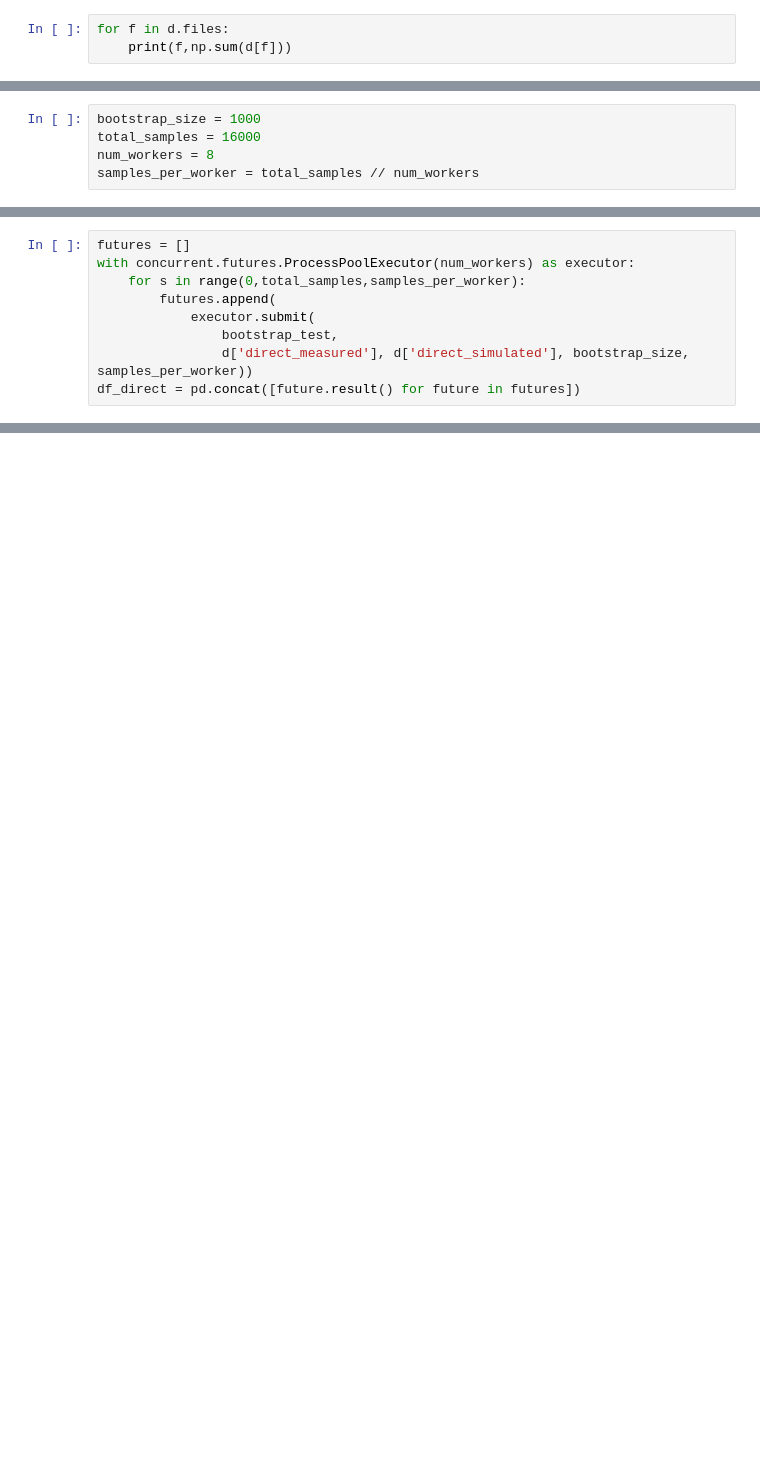
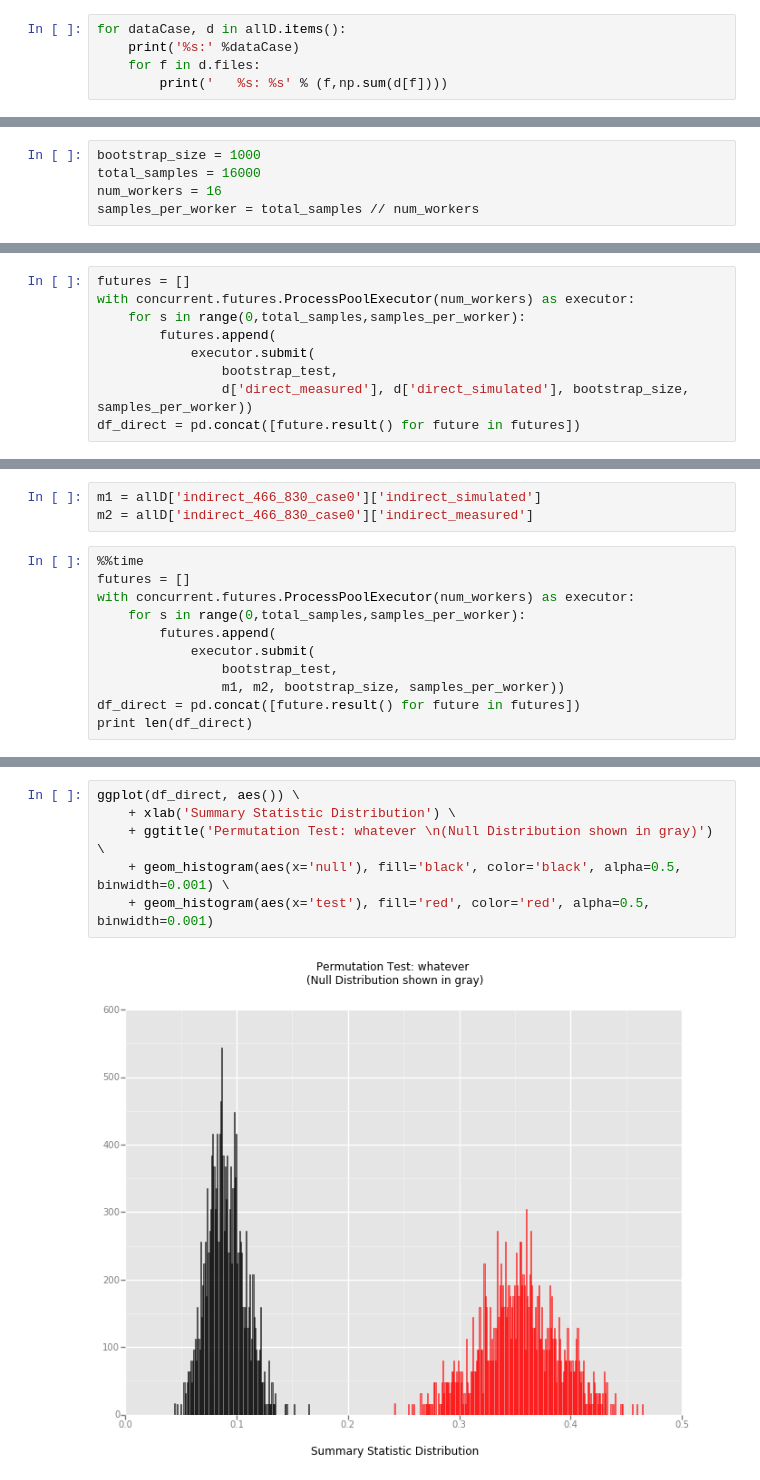
Before and after one commit to PSC-PublicHealth/pyrhea, a Jupyter notebook: src/tools/arrival_time/ArrivalTimeTests3.ipynb, the cells around one changed output, grey strips where cells are left out. Cells and saved outputs as stored; diff of their text form; blank space fills up the shorter version.

Commit message:
Bugfix and other updates to ArrivalTimeTests3.

```diff
--- a/src/tools/arrival_time/ArrivalTimeTests3.ipynb
+++ b/src/tools/arrival_time/ArrivalTimeTests3.ipynb
@@ -15,3 +21,5 @@ d.files
 # %%
-for f in d.files:
-    print(f,np.sum(d[f]))
+for dataCase, d in allD.items():
+    print('%s:' %dataCase)
+    for f in d.files:
+        print('   %s: %s' % (f,np.sum(d[f])))
@@ -107,7 +203,7 @@ def bootstrap_test(ma, mb, bootstrap_size=10000, num_samples=1000):
 # %%
 bootstrap_size = 1000
 total_samples = 16000
-num_workers = 8
+num_workers = 16
 samples_per_worker = total_samples // num_workers
 # %%
 futures = []
@@ -141,0 +244,14 @@ ggplot(df_direct, aes()) \
+# %%
+m1 = allD['indirect_466_830_case0']['indirect_simulated']
+m2 = allD['indirect_466_830_case0']['indirect_measured']
+# %%
+%%time
+futures = []
+with concurrent.futures.ProcessPoolExecutor(num_workers) as executor:
+    for s in range(0,total_samples,samples_per_worker):
+        futures.append(
+            executor.submit(
+                bootstrap_test,
+                m1, m2, bootstrap_size, samples_per_worker))
+df_direct = pd.concat([future.result() for future in futures])
+print len(df_direct)
@@ -141,0 +262,8 @@ ggplot(df_direct, aes()) \
+# %%
+ggplot(df_direct, aes()) \
+    + xlab('Summary Statistic Distribution') \
+    + ggtitle('Permutation Test: whatever \n(Null Distribution shown in gray)') \
+    + geom_histogram(aes(x='null'), fill='black', color='black', alpha=0.5, binwidth=0.001) \
+    + geom_histogram(aes(x='test'), fill='red', color='red', alpha=0.5, binwidth=0.001)
+# %% [output]
+[figure, added]
```
Also changed, not shown: parts of 10 cells of this notebook.
